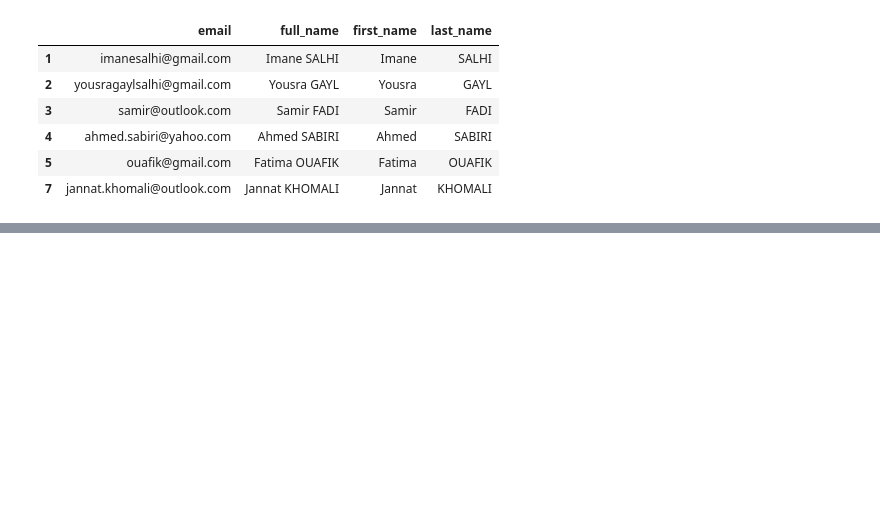
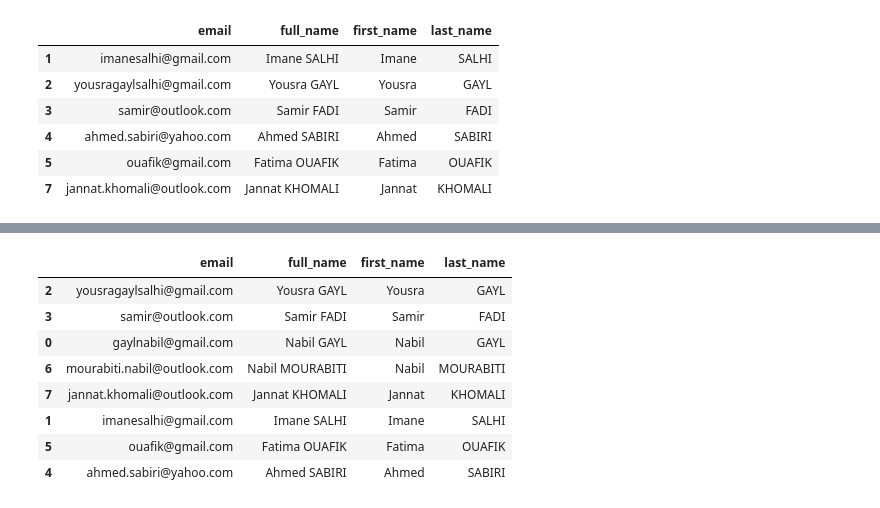
Before and after one commit to gaylnabil/pandas-numpy-tutorial, a Jupyter notebook: panda_tutorials/calc_pandas_simple_data.ipynb, the cells around one changed output, grey strips where cells are left out. Drawn from its saved outputs; the diff is of its cells as text; code cells hidden in the pictures; blank space fills up the shorter version.

```diff
--- a/panda_tutorials/calc_pandas_simple_data.ipynb
+++ b/panda_tutorials/calc_pandas_simple_data.ipynb
@@ -424,0 +441,15 @@ df.drop(index=indexes)
+# %%
+# Sorting with multiple  with multiple ascending
+# Sort By['first_name', 'last_name'] descending with 'first_name' and ascending with 'last_name'
+df.sort_values(by=['first_name', 'last_name'], ascending=[False, True], inplace=True)
+df
+# %% [output]
+|  | email | full_name | first_name | last_name |
+| 2 | yousragaylsalhi@gmail.com | Yousra GAYL | Yousra | GAYL |
+| 3 | samir@outlook.com | Samir FADI | Samir | FADI |
+| 0 | gaylnabil@gmail.com | Nabil GAYL | Nabil | GAYL |
+| 6 | mourabiti.nabil@outlook.com | Nabil MOURABITI | Nabil | MOURABITI |
+| 7 | jannat.khomali@outlook.com | Jannat KHOMALI | Jannat | KHOMALI |
+| 1 | imanesalhi@gmail.com | Imane SALHI | Imane | SALHI |
+| 5 | ouafik@gmail.com | Fatima OUAFIK | Fatima | OUAFIK |
+| 4 | ahmed.sabiri@yahoo.com | Ahmed SABIRI | Ahmed | SABIRI |
```
Also changed, not shown: parts of 5 cells of this notebook, 1 other file.
